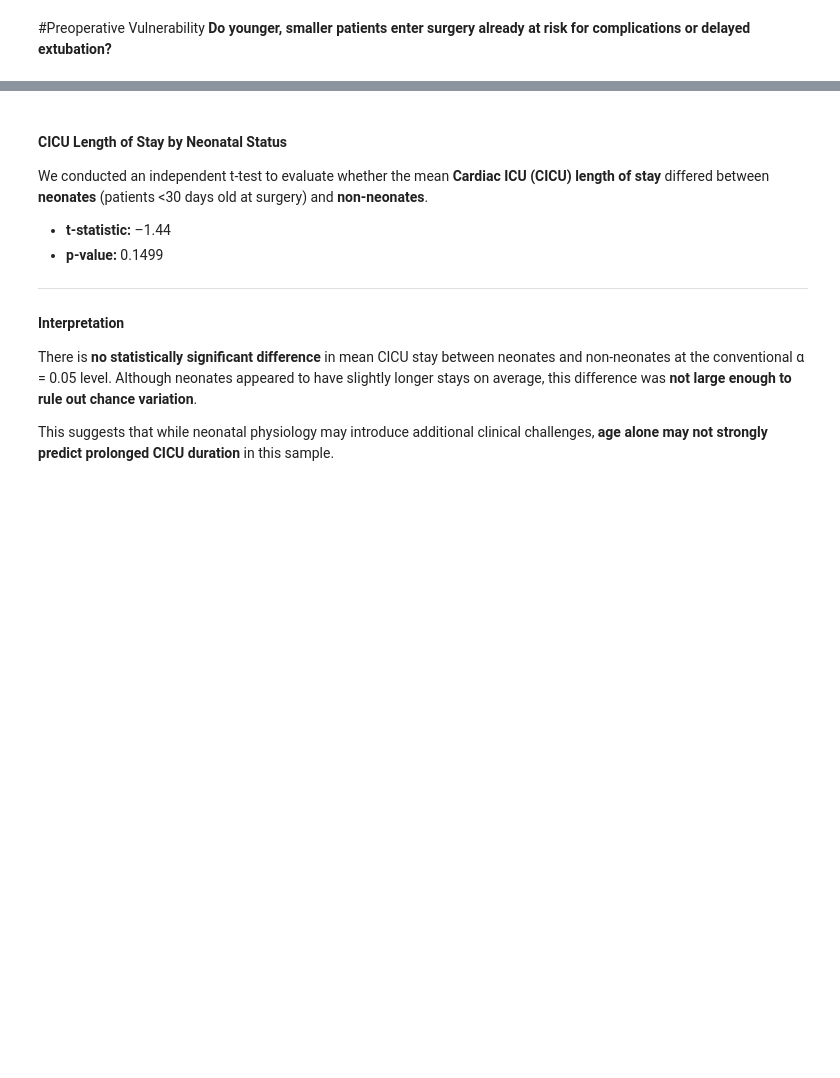
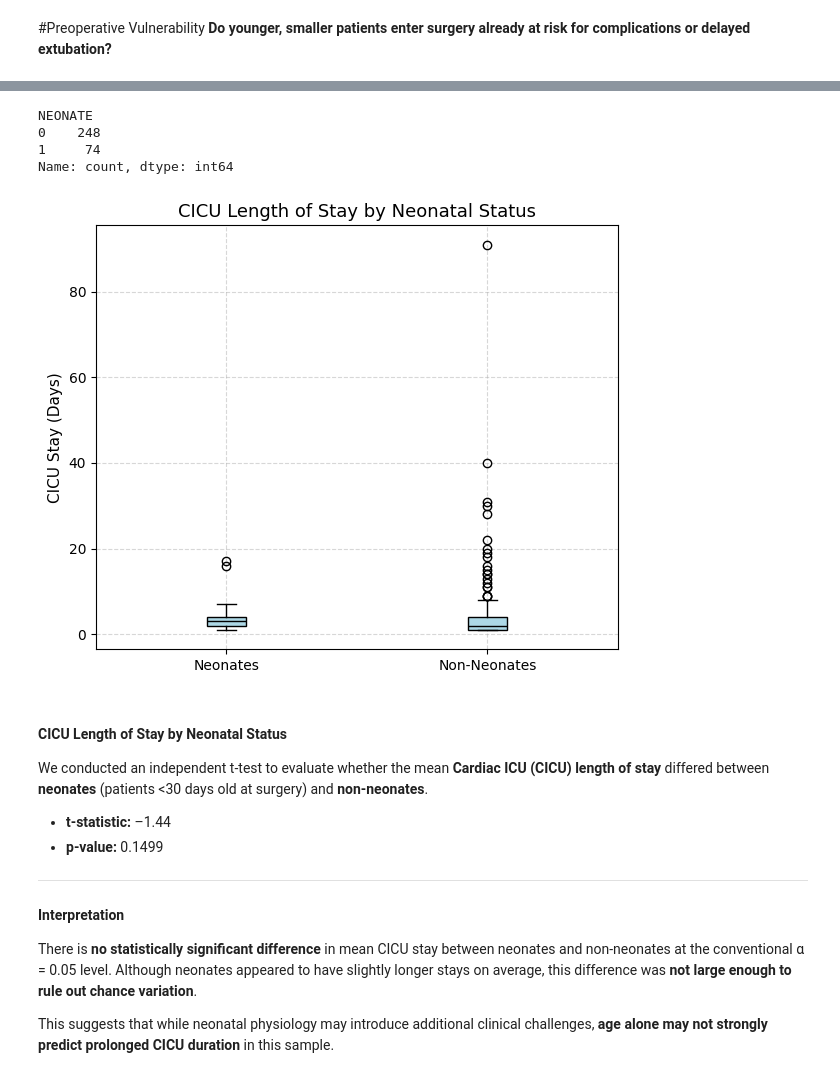
Before and after one commit to karlita-isela/Notion-syncer, a Jupyter notebook: Biostatistics.ipynb, the cells around one changed output, grey strips where cells are left out. Saved outputs shown, nothing was run; the diff lists cells and outputs as text; code cells hidden in the pictures; blank space fills up the shorter version.

```diff
--- a/Biostatistics.ipynb
+++ b/Biostatistics.ipynb
@@ -85,46 +111,66 @@ Neonates are especially vulnerable during cardiac surgery due to several unique
 # %%
-# Safely drop old NEONATE column if it exists
+import pandas as pd
+
+# Load the master dataset
+df_clean = pd.read_csv("BIOSTATS_MASTER.csv")
+
+# Drop old NEONATE column if present
 if "NEONATE" in df_clean.columns:
     df_clean = df_clean.drop(columns=["NEONATE"])
 
-# Assign new NEONATE column (1 = neonate, 0 = non-neonate)
-df_clean["NEONATE"] = (df_clean["PROC_AGE"].astype(float) < 30).astype(int)
+# Ensure correct column is used: PROC_AGE_DAYS
+df_clean["PROC_AGE_DAYS"] = pd.to_numeric(df_clean["PROC_AGE_DAYS"], errors="coerce")
+
+# Assign NEONATE flag: 1 = age < 30 days
+df_clean["NEONATE"] = (df_clean["PROC_AGE_DAYS"] < 30).astype(int)
+
+# Check counts
+print(df_clean["NEONATE"].value_counts(dropna=False))
+# %% [output]
+NEONATE
+0    248
+1     74
+Name: count, dtype: int64
 # %%
 import pandas as pd
 from scipy.stats import ttest_ind
 import matplotlib.pyplot as plt
 
-# Load your updated CSV
-df = pd.read_csv("stat_analysis_ICU_days_no_return.csv")
+# Load your master dataset
+df = pd.read_csv("BIOSTATS_MASTER.csv")
 
-# Drop rows with missing data in required columns
-df_clean = df.dropna(subset=["PROC_AGE", "icu_end_d_day"]).copy()
+# Ensure PROC_AGE_DAYS is numeric
+df["PROC_AGE_DAYS"] = pd.to_numeric(df["PROC_AGE_DAYS"], errors="coerce")
 
-# Ensure the column is explicitly created with int type (safe and clean)
-df_clean["NEONATE"] = df_clean["PROC_AGE"].apply(lambda x: 1 if x < 30 else 0).astype(int)
+# Drop rows with missing age or ICU day values
+df_clean = df.dropna(subset=["PROC_AGE_DAYS", "icu_end_d_day"]).copy()
 
-# Separate groups
+# Define NEONATE column: 1 if < 30 days old
+df_clean["NEONATE"] = (df_clean["PROC_AGE_DAYS"] < 30).astype(int)
+
+# Split groups
 neonates = df_clean[df_clean["NEONATE"] == 1]["icu_end_d_day"]
 non_neonates = df_clean[df_clean["NEONATE"] == 0]["icu_end_d_day"]
 
-# Run t-test
+# Run Welch’s t-test
 t_stat, p_val = ttest_ind(neonates, non_neonates, equal_var=False)
-print("Independent t-test: CICU Length of Stay by Neonatal Status")
-print(f"t-statistic = {t_stat:.2f}")
-print(f"p-value = {p_val:.4f}")
 
 # Boxplot
-plt.figure(figsize=(6, 5))
-plt.boxplot([neonates, non_neonates],
-            patch_artist=True,
-            tick_labels=["Neonates", "Non-Neonates"],
-            boxprops=dict(facecolor="lightcoral"),
-            medianprops=dict(color="black"))
-plt.title("CICU Length of Stay by Neonatal Status")
-plt.ylabel("CICU Stay (Days)")
-plt.grid(True, linestyle='--', alpha=0.5)
+fig, ax = plt.subplots(figsize=(6, 5))
+ax.boxplot([neonates, non_neonates],
+           patch_artist=True,
+           tick_labels=["Neonates", "Non-Neonates"],
+           boxprops=dict(facecolor="lightblue"),
+           medianprops=dict(color="black"))
+
+ax.set_title("CICU Length of Stay by Neonatal Status", fontsize=13)
+ax.set_ylabel("CICU Stay (Days)", fontsize=11)
+ax.grid(True, linestyle='--', alpha=0.5)
+
 plt.tight_layout()
 plt.show()
+# %% [output]
+[figure, added]
 # %% [markdown]
 #### CICU Length of Stay by Neonatal Status
 
```
Also changed, not shown: parts of 29 cells of this notebook.
